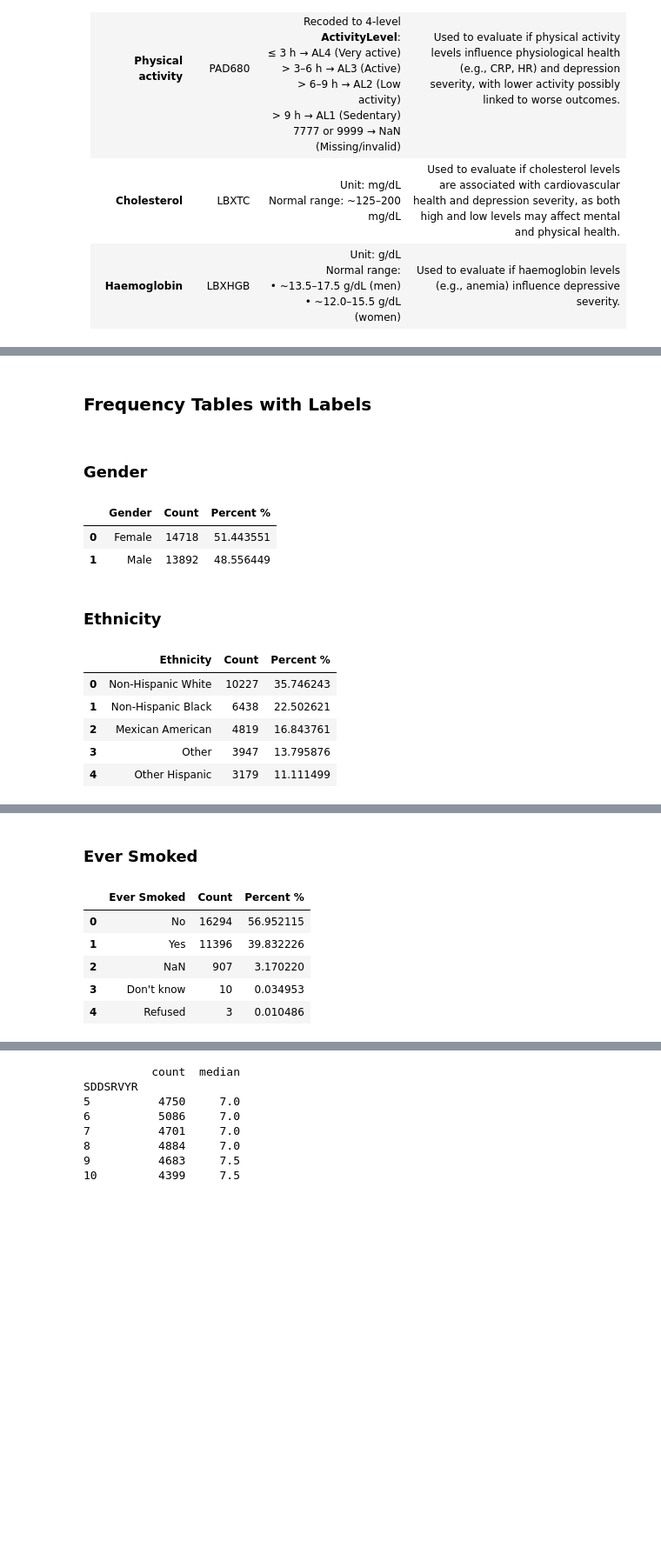
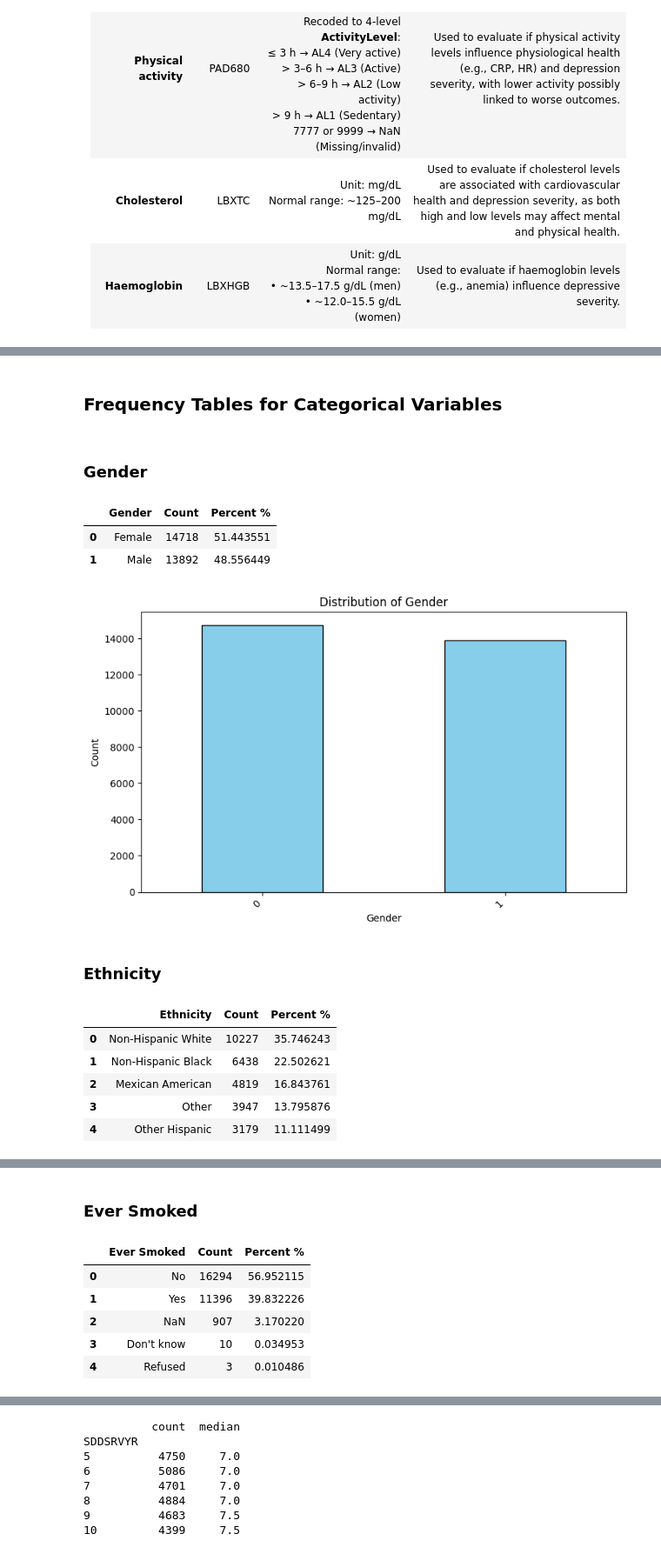
Before and after one commit to yyasminhz/rahh, a Jupyter notebook: finalised_for_presentation.ipynb, the cells around one changed output, grey strips where cells are left out. Shown at 87% size. Drawn from its saved outputs; the diff is of its cells as text; code cells hidden in the pictures; blank space fills up the shorter version.

```diff
--- a/finalised_for_presentation.ipynb
+++ b/finalised_for_presentation.ipynb
@@ -404,36 +404,47 @@ race_map     = {
 
 cat_vars = ['RIAGENDR', 'RIDRETH1', 'SMQ020', 'ActivityLevel']
 
-display(HTML('<h2 style="font-size:20px; font-weight:bold; margin-bottom:12px;">Frequency Tables with Labels</h2>'))
+display(HTML('<h2 style="font-size:20px; font-weight:bold; margin-bottom:12px;">Frequency Tables for Categorical Variables</h2>'))
 for var in cat_vars:
     # Map codes to labels
     if var == 'RIAGENDR':
         series = df_all[var].map(gender_map);   label = 'Gender'
     elif var == 'RIDRETH1':
         series = df_all[var].map(race_map);     label = 'Ethnicity'
     elif var == 'SMQ020':
         series = df_all[var].map(smoke100_map); label = 'Ever Smoked'
     else:
         series = df_all['ActivityLevel'];       label = 'Activity Level'
 
     # Build a flat DataFrame
     freq = (
         series
         .value_counts(dropna=False)
         .rename_axis(label)            # name the index axis
         .to_frame('Count')
         .reset_index()                 # turn the index into a column
     )
     freq['Percent %'] = freq['Count'] / len(df_all) * 100
 
     display(HTML(f"<h3 style='margin-top:20px;'>{label}</h3>"))
     display(freq)
+
+# Generate bar chart
+    plt.figure(figsize=(8, 5))
+    freq['Count'].plot(kind='bar', color='skyblue', edgecolor='black')
+    plt.title(f'Distribution of {label}')
+    plt.xlabel(label)
+    plt.ylabel('Count')
+    plt.xticks(rotation=45, ha='right')
+    plt.tight_layout()
+    plt.show()
 # %% [output]
-Frequency Tables with Labels
+Frequency Tables for Categorical Variables
 Gender
 |  | Gender | Count | Percent % |
 | 0 | Female | 14718 | 51.443551 |
 | 1 | Male | 13892 | 48.556449 |
+[figure, added]
 Ethnicity
 |  | Ethnicity | Count | Percent % |
 | 0 | Non-Hispanic White | 10227 | 35.746243 |
```
Also changed, not shown: parts of 13 cells of this notebook.
